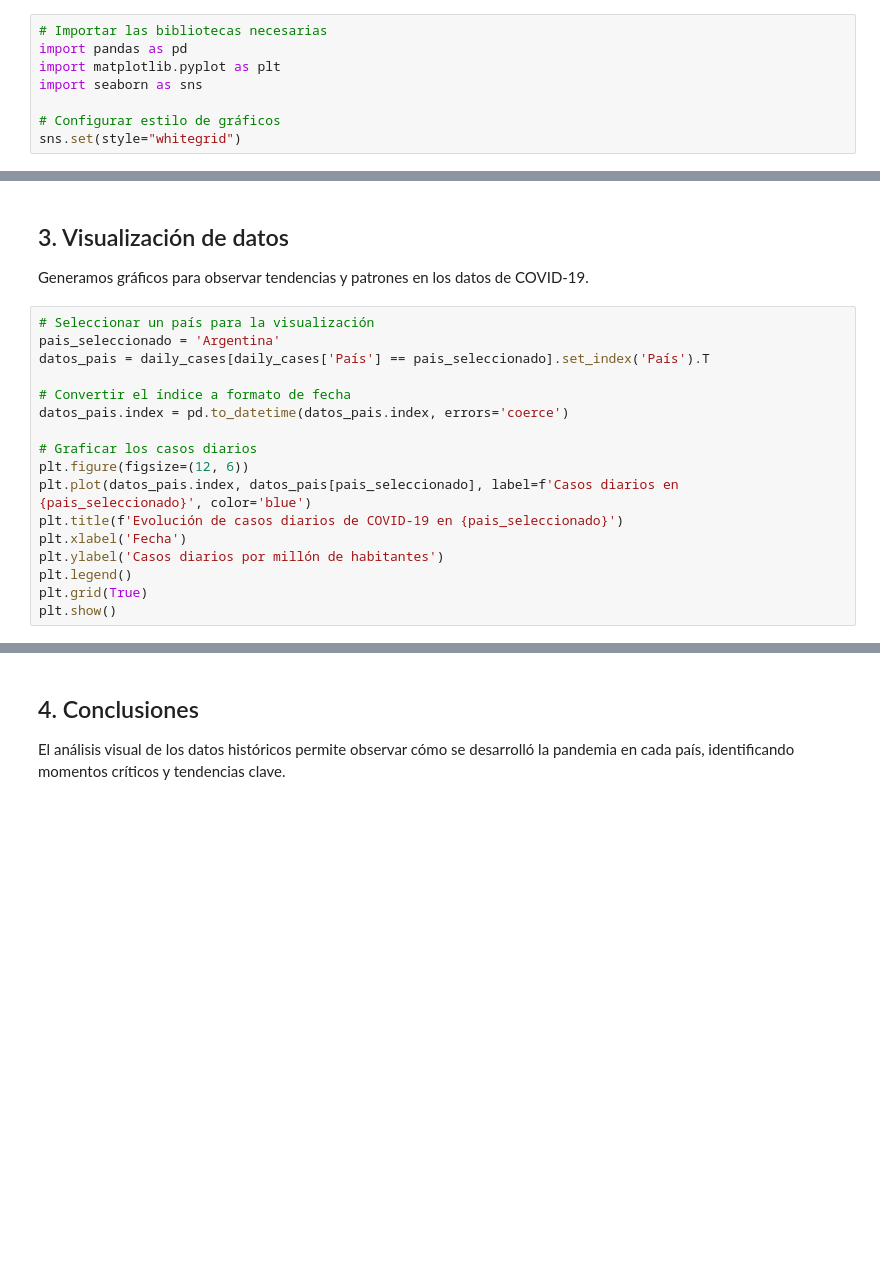
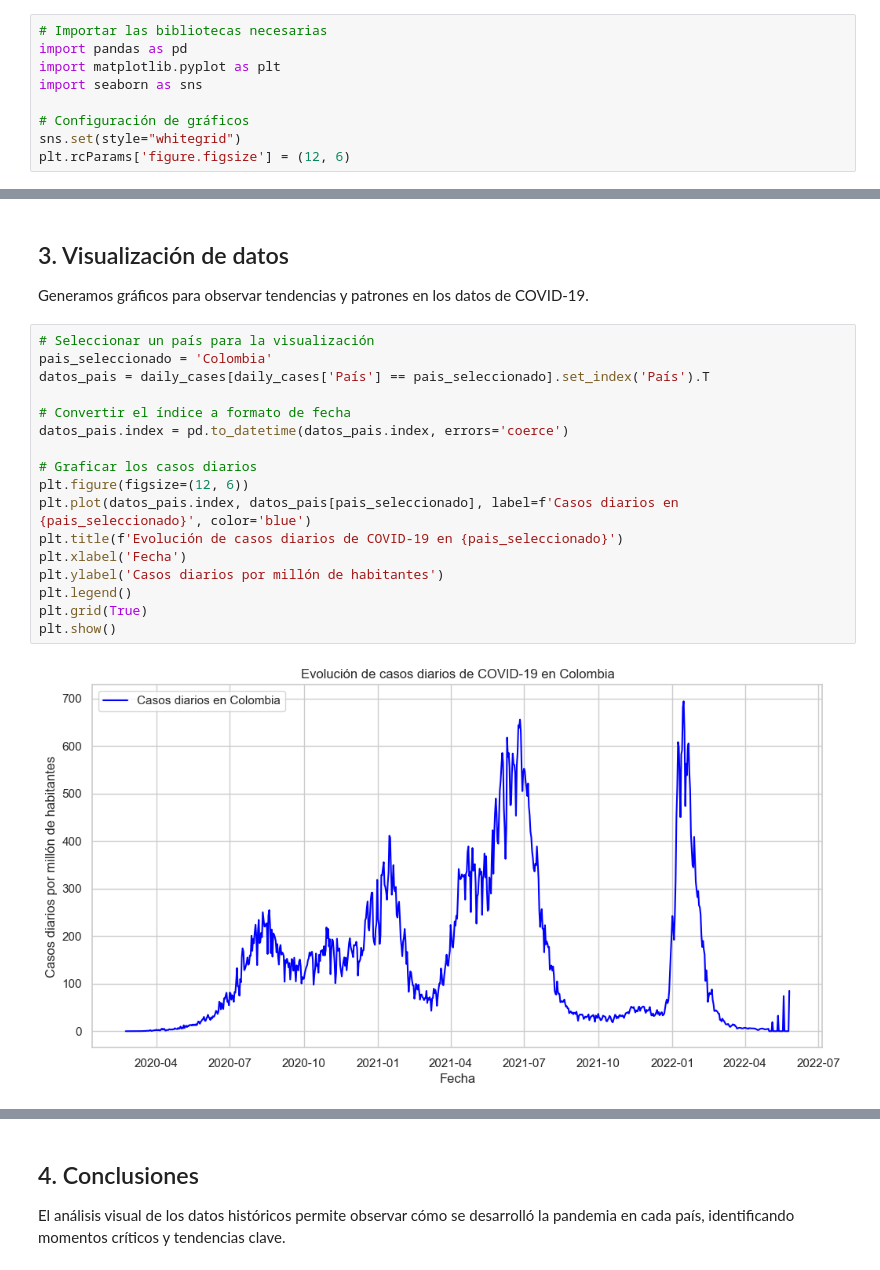
Before and after one commit to FrankYesid/Ruta_aprendizaje_2025, a Jupyter notebook: 01-Visualización de Datos/Proyecto 3/Narrativa_COVID_LATAM.ipynb, the cells around one changed output, grey strips where cells are left out. Drawn from its saved outputs; the diff is of its cells as text; blank space fills up the shorter version.

```diff
--- a/01-Visualización de Datos/Proyecto 3/Narrativa_COVID_LATAM.ipynb
+++ b/01-Visualización de Datos/Proyecto 3/Narrativa_COVID_LATAM.ipynb
@@ -8,8 +8,9 @@ import pandas as pd
 import matplotlib.pyplot as plt
 import seaborn as sns
 
-# Configurar estilo de gráficos
+# Configuración de gráficos
 sns.set(style="whitegrid")
+plt.rcParams['figure.figsize'] = (12, 6)
 # %% [markdown]
 ## 1. Cargar los datos
 Cargamos los datos desde el archivo CSV proporcionado.
@@ -57,18 +91,20 @@ daily_cases.info()
 Generamos gráficos para observar tendencias y patrones en los datos de COVID-19.
 # %%
 # Seleccionar un país para la visualización
-pais_seleccionado = 'Argentina'
+pais_seleccionado = 'Colombia'
 datos_pais = daily_cases[daily_cases['País'] == pais_seleccionado].set_index('País').T
 
 # Convertir el índice a formato de fecha
 datos_pais.index = pd.to_datetime(datos_pais.index, errors='coerce')
 
 # Graficar los casos diarios
 plt.figure(figsize=(12, 6))
 plt.plot(datos_pais.index, datos_pais[pais_seleccionado], label=f'Casos diarios en {pais_seleccionado}', color='blue')
 plt.title(f'Evolución de casos diarios de COVID-19 en {pais_seleccionado}')
 plt.xlabel('Fecha')
 plt.ylabel('Casos diarios por millón de habitantes')
 plt.legend()
 plt.grid(True)
 plt.show()
+# %% [output]
+[figure, added]
```
Also changed, not shown: parts of 6 cells of this notebook.
